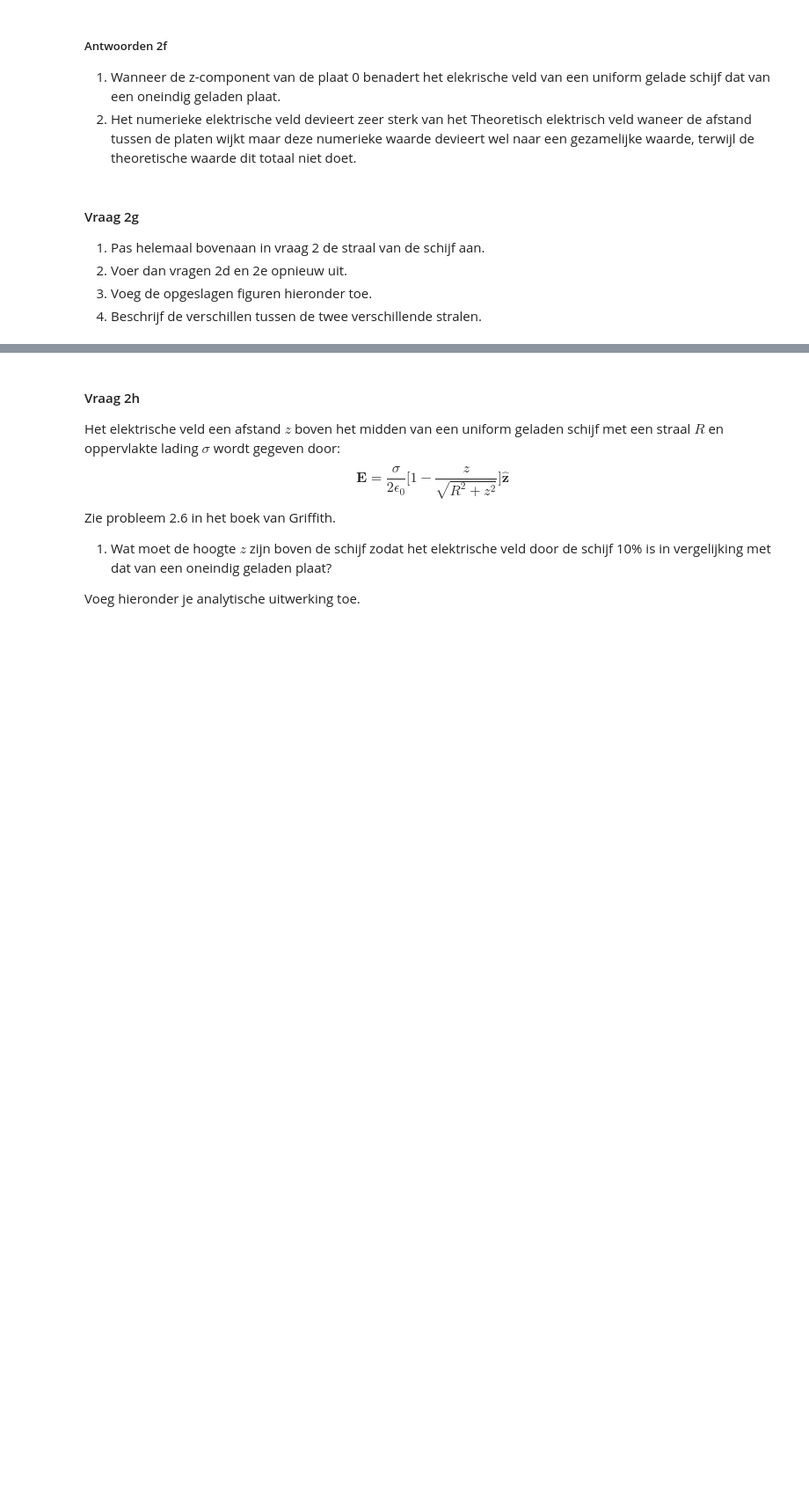
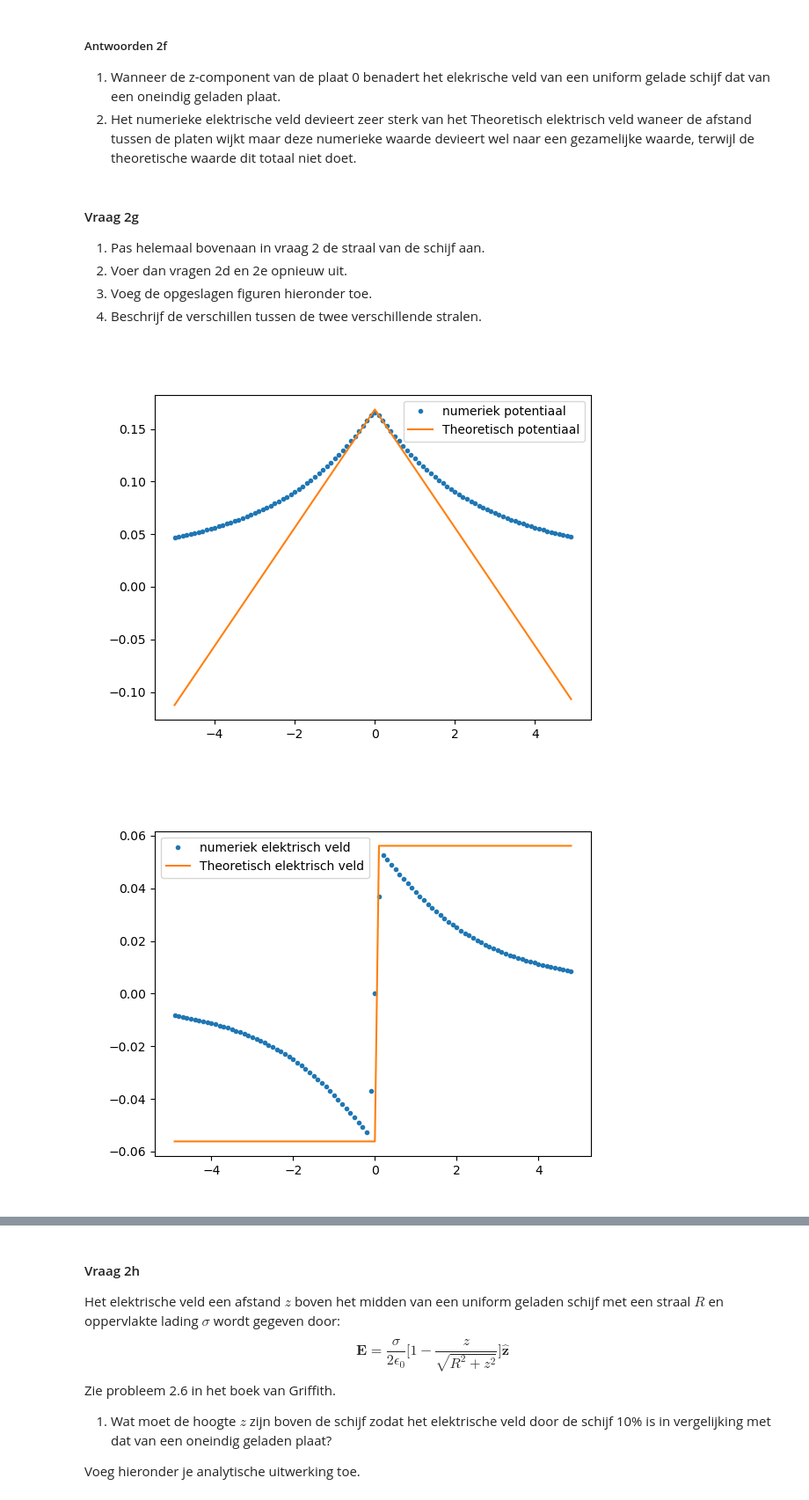
Before and after one commit to jpk274/opdrachten-DEF-D, a Jupyter notebook: DigitaleOntwerpopdrachten/1CondensatorOpdracht/CondensatorOntwerpopdracht.ipynb, the cells around one changed output, grey strips where cells are left out. Shown at 88% size. Saved outputs shown, nothing was run; the diff lists cells and outputs as text; code cells hidden in the pictures; blank space fills up the shorter version.

```diff
--- a/DigitaleOntwerpopdrachten/1CondensatorOpdracht/CondensatorOntwerpopdracht.ipynb
+++ b/DigitaleOntwerpopdrachten/1CondensatorOpdracht/CondensatorOntwerpopdracht.ipynb
@@ -337,6 +336,11 @@ plt.show()
 4. Beschrijf de verschillen tussen de twee verschillende stralen.
 # %%
 ###
-###Jouw code hier###
+display(Image("Output_2d_rad=3.png"))
+display(Image("Output_2e_rad=3.png"))
+display(Image("Output_2d_rad=12.png"))
+display(Image("Output_2e_rad=12.png"))
 ###
-display(Image("folder-name/image-name"))
+# %% [output]
+[figure, added]
+[figure, added]
```
Also changed, not shown: parts of 10 cells of this notebook, 5 other files.
